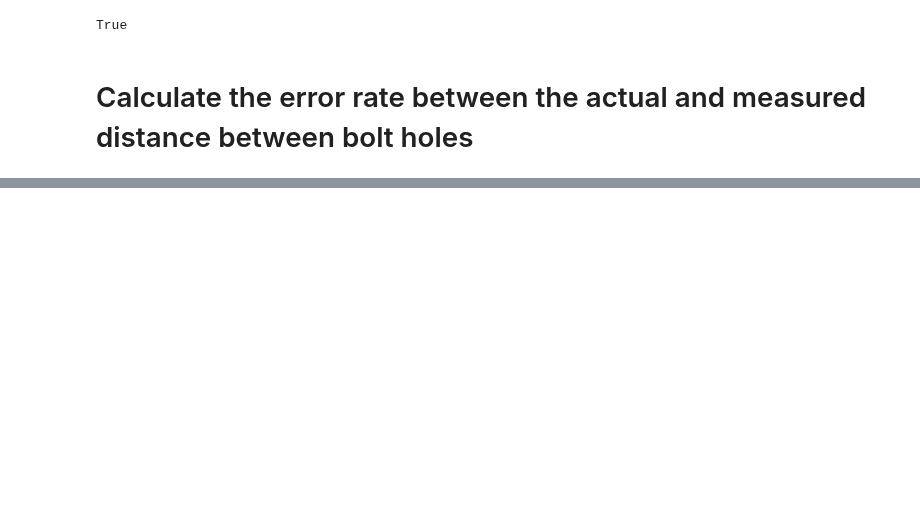
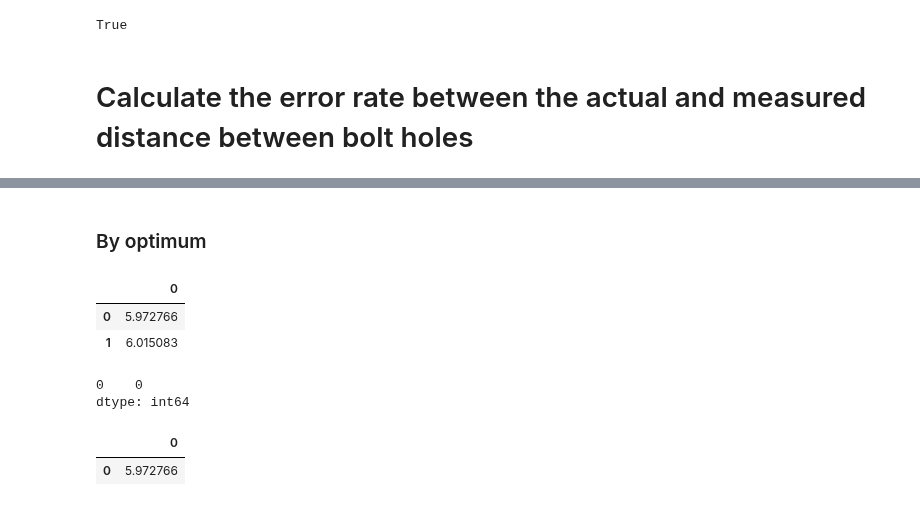
Before and after one commit to enfycius/Bolts, a Jupyter notebook: analysis_distances.ipynb, the cells around one changed output, grey strips where cells are left out. Cells and saved outputs as stored; diff of their text form; code cells hidden in the pictures; blank space fills up the shorter version.

```diff
--- a/analysis_distances.ipynb
+++ b/analysis_distances.ipynb
@@ -221,0 +359,2 @@ for i in range(0, rows):
+# %%
+measured_y_m = measured_y.median(axis=0)
@@ -221,0 +381,2 @@ for i in range(0, rows):
+# %%
+actual_y_s = actual.iloc[1].squeeze()
@@ -221,0 +403,5 @@ for i in range(0, rows):
+# %%
+rows = 2
+
+for i in range(0, rows):
+    print(abs(actual_y_s.values - measured_y_m[i * 24:(i + 1) * 24].values) / actual_y_s.values * 100)
@@ -221,0 +417,39 @@ for i in range(0, rows):
+# %% [markdown]
+### By optimum
+# %%
+rows = 2
+
+df_info = pd.DataFrame()
+
+for j in range(0, len(measured_y)):
+    np_measured = np.array([])
+    measured_y_s = measured_y.iloc[j].squeeze()
+
+    for i in range(0, rows):
+        np_measured = np.append(np_measured, abs((actual_y_s.values + 7) - (measured_y_s[i * 24:(i + 1) * 24].values + 7)) / (actual_y_s.values + 7) * 100)
+
+    df = pd.DataFrame(np_measured)
+
+    median = df.median()
+    average = df.mean()
+
+    df_info = pd.concat([df_info, pd.DataFrame([median, average])], ignore_index=True)
+
+    # df.to_csv(f"{j} row.csv", index = False)
+    # df_info.to_csv(f"{j} row_info.csv", index=False)
+# %%
+df_info
+# %% [output]
+|  | 0 |
+| 0 | 5.972766 |
+| 1 | 6.015083 |
+# %%
+df_info.idxmin()
+# %% [output]
+0    0
+dtype: int64
+# %%
+df_info.iloc[df_info.idxmin() // 2]
+# %% [output]
+|  | 0 |
+| 0 | 5.972766 |
```
Also changed, not shown: parts of 53 cells of this notebook.
